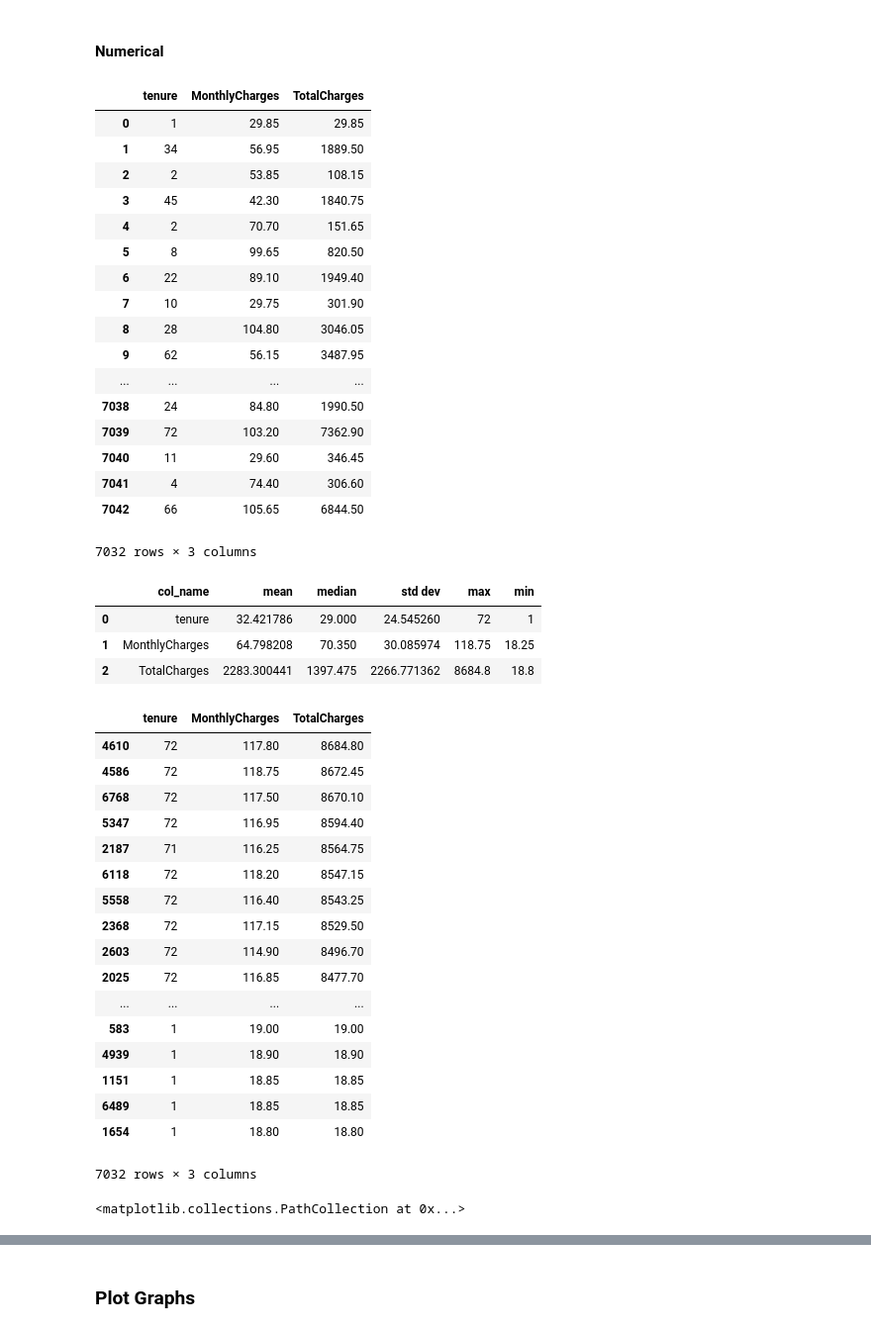
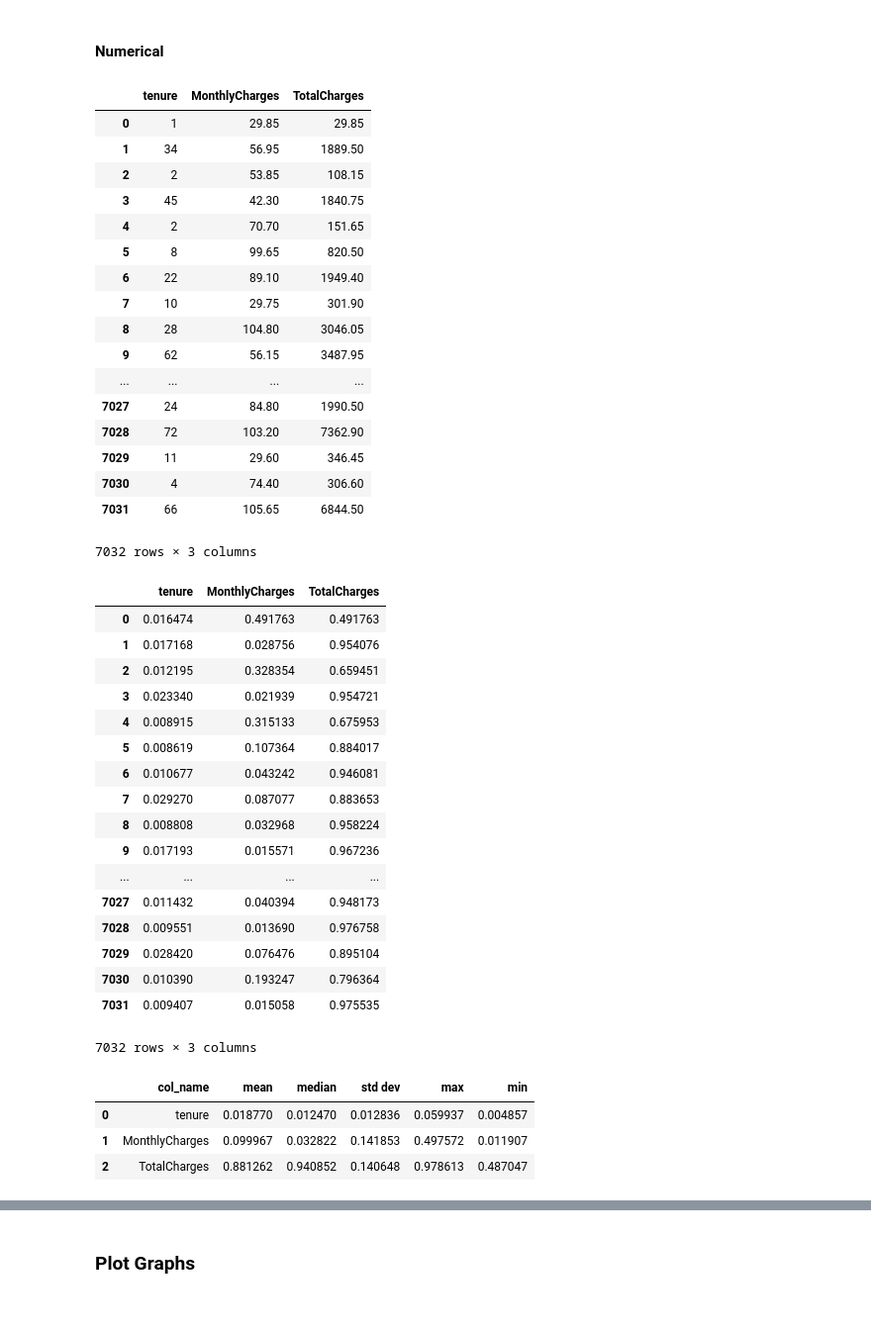
Before and after one commit to ctc316/telco-customer-churn, a Jupyter notebook: telco-customer-churn.ipynb, the cells around one changed output, grey strips where cells are left out. Shown: that part at 99% size. Cells and saved outputs as stored; diff of their text form; code cells hidden in the pictures.

```diff
--- a/telco-customer-churn.ipynb
+++ b/telco-customer-churn.ipynb
@@ -78,6 +86,8 @@ err_rows = pd.to_numeric(train_data['TotalCharges'], errors='coerce').isnull()
 err_idx = err_rows.index[err_rows == True]
 print("After:", err_idx, len(err_idx))
 
+
+train_data.reset_index(inplace=True)
 display(train_data)
 # %% [output]
 Before: Int64Index([488, 753, 936, 1082, 1340, 3331, 3826, 4380, 5218, 6670, 6754], dtype='int64') 11
@@ -165,64 +175,65 @@ One-hot encoded features: ['MultipleLines', 'InternetService', 'OnlineSecurity',
 # %%
 train_X_num = train_data[['tenure', 'MonthlyCharges']]
 train_X_num.insert(2, 'TotalCharges', train_data['TotalCharges'].astype(float))
+display(train_X_num)
+
+# for col in ['tenure', 'MonthlyCharges', 'TotalCharges']:
+#     train_X_num[col] = (train_X_num[col] - train_X_num[col].mean()) / train_X_num[col].std()
+#     train_X_num[col] = (train_X_num[col] - train_X_num[col].mean()) / (train_X_num[col].max() - train_X_num[col].min())
+
+train_X_num = pd.DataFrame(preprocessing.normalize(train_X_num, norm='l1', axis=1), columns=['tenure', 'MonthlyCharges', 'TotalCharges'])
+
 display(train_X_num)
 
 analysis = pd.DataFrame(columns=['col_name','mean', 'median', 'std dev', 'max', 'min'])
 for col in train_X_num:
     row = pd.Series({'col_name': col,
                      'mean': train_X_num[col].mean(),
                      'median': train_X_num[col].median(),
                      'std dev': train_X_num[col].std(),
                      'max': train_X_num[col].max(),
                      'min': train_X_num[col].min()})
     analysis = analysis.append(row, ignore_index=True)
+
 display(analysis)
-
-
-
-display(train_X_num.sort_values(by='TotalCharges', ascending=False))
-
-
-plt.scatter(x=range(len(train_X_num)), y=train_X_num['TotalCharges'])
 # %% [output]
 |  | tenure | MonthlyCharges | TotalCharges |
 | 0 | 1 | 29.85 | 29.85 |
 | 1 | 34 | 56.95 | 1889.50 |
 | 2 | 2 | 53.85 | 108.15 |
 | 3 | 45 | 42.30 | 1840.75 |
 | 4 | 2 | 70.70 | 151.65 |
 | 5 | 8 | 99.65 | 820.50 |
 | 6 | 22 | 89.10 | 1949.40 |
 | 7 | 10 | 29.75 | 301.90 |
 | 8 | 28 | 104.80 | 3046.05 |
 | 9 | 62 | 56.15 | 3487.95 |
 | ... | ... | ... | ... |
-| 7038 | 24 | 84.80 | 1990.50 |
-| 7039 | 72 | 103.20 | 7362.90 |
-| 7040 | 11 | 29.60 | 346.45 |
-| 7041 | 4 | 74.40 | 306.60 |
-| 7042 | 66 | 105.65 | 6844.50 |
+| 7027 | 24 | 84.80 | 1990.50 |
+| 7028 | 72 | 103.20 | 7362.90 |
+| 7029 | 11 | 29.60 | 346.45 |
+| 7030 | 4 | 74.40 | 306.60 |
+| 7031 | 66 | 105.65 | 6844.50 |
 7032 rows × 3 columns
-|  | col_name | mean | median | std dev | max | min |
-| 0 | tenure | 32.421786 | 29.000 | 24.545260 | 72 | 1 |
-| 1 | MonthlyCharges | 64.798208 | 70.350 | 30.085974 | 118.75 | 18.25 |
-| 2 | TotalCharges | 2283.300441 | 1397.475 | 2266.771362 | 8684.8 | 18.8 |
+|  | tenure | MonthlyCharges | TotalCharges |
+| 0 | 0.016474 | 0.491763 | 0.491763 |
+| 1 | 0.017168 | 0.028756 | 0.954076 |
+| 2 | 0.012195 | 0.328354 | 0.659451 |
+| 3 | 0.023340 | 0.021939 | 0.954721 |
+| 4 | 0.008915 | 0.315133 | 0.675953 |
+| 5 | 0.008619 | 0.107364 | 0.884017 |
+| 6 | 0.010677 | 0.043242 | 0.946081 |
+| 7 | 0.029270 | 0.087077 | 0.883653 |
+| 8 | 0.008808 | 0.032968 | 0.958224 |
+| 9 | 0.017193 | 0.015571 | 0.967236 |
+| ... | ... | ... | ... |
+| 7027 | 0.011432 | 0.040394 | 0.948173 |
+| 7028 | 0.009551 | 0.013690 | 0.976758 |
+| 7029 | 0.028420 | 0.076476 | 0.895104 |
+| 7030 | 0.010390 | 0.193247 | 0.796364 |
+| 7031 | 0.009407 | 0.015058 | 0.975535 |
+7032 rows × 3 columns
-|  | tenure | MonthlyCharges | TotalCharges |
-| 4610 | 72 | 117.80 | 8684.80 |
-| 4586 | 72 | 118.75 | 8672.45 |
-| 6768 | 72 | 117.50 | 8670.10 |
-| 5347 | 72 | 116.95 | 8594.40 |
-| 2187 | 71 | 116.25 | 8564.75 |
-| 6118 | 72 | 118.20 | 8547.15 |
-| 5558 | 72 | 116.40 | 8543.25 |
-| 2368 | 72 | 117.15 | 8529.50 |
-| 2603 | 72 | 114.90 | 8496.70 |
-| 2025 | 72 | 116.85 | 8477.70 |
-| ... | ... | ... | ... |
-| 583 | 1 | 19.00 | 19.00 |
-| 4939 | 1 | 18.90 | 18.90 |
-| 1151 | 1 | 18.85 | 18.85 |
-| 6489 | 1 | 18.85 | 18.85 |
-| 1654 | 1 | 18.80 | 18.80 |
+|  | col_name | mean | median | std dev | max | min |
+| 0 | tenure | 0.018770 | 0.012470 | 0.012836 | 0.059937 | 0.004857 |
+| 1 | MonthlyCharges | 0.099967 | 0.032822 | 0.141853 | 0.497572 | 0.011907 |
+| 2 | TotalCharges | 0.881262 | 0.940852 | 0.140648 | 0.978613 | 0.487047 |
-7032 rows × 3 columns
-<matplotlib.collections.PathCollection at 0x...>
```
Also changed, not shown: parts of 19 cells of this notebook.
